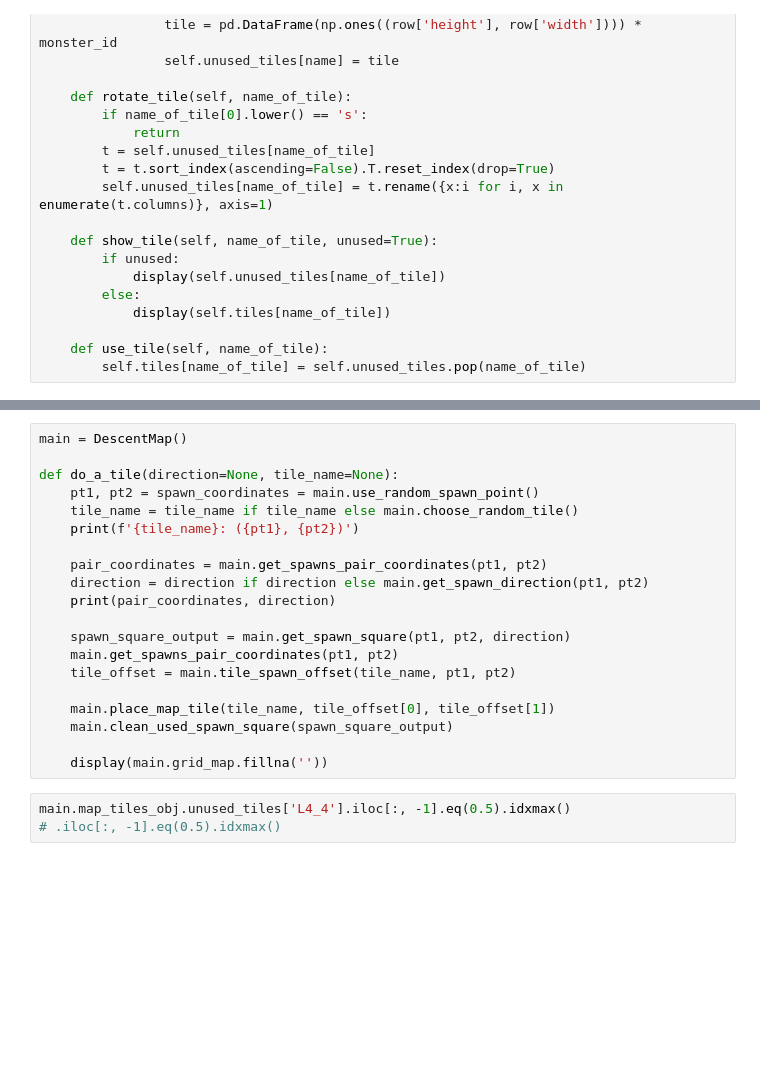
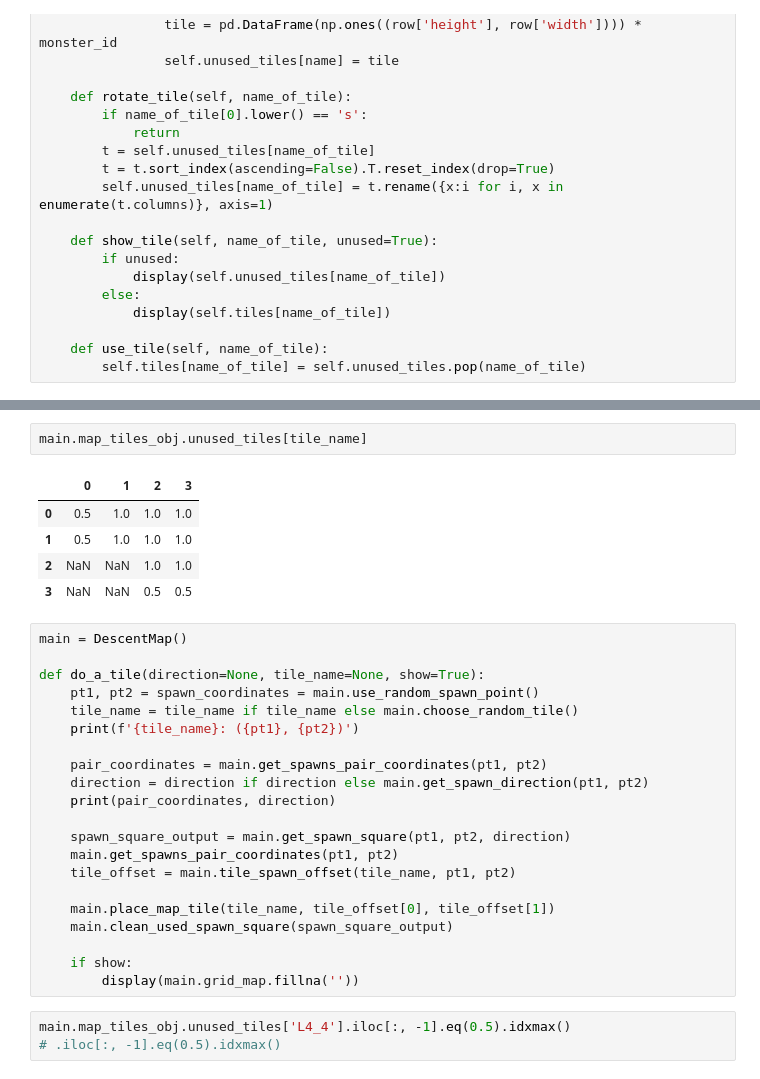
Before and after one commit to KevinCarr42/Descent_AI, a Jupyter notebook: DescentMapGenerator.ipynb, the cells around one changed output, grey strips where cells are left out. Saved outputs shown, nothing was run; the diff lists cells and outputs as text; blank space fills up the shorter version.

```diff
--- a/DescentMapGenerator.ipynb
+++ b/DescentMapGenerator.ipynb
@@ -556,7 +642,15 @@ class DescentMap:
+# %%
+main.map_tiles_obj.unused_tiles[tile_name]
+# %% [output]
+|  | 0 | 1 | 2 | 3 |
+| 0 | 0.5 | 1.0 | 1.0 | 1.0 |
+| 1 | 0.5 | 1.0 | 1.0 | 1.0 |
+| 2 | NaN | NaN | 1.0 | 1.0 |
+| 3 | NaN | NaN | 0.5 | 0.5 |
 # %%
 main = DescentMap()
 
-def do_a_tile(direction=None, tile_name=None):
+def do_a_tile(direction=None, tile_name=None, show=True):
     pt1, pt2 = spawn_coordinates = main.use_random_spawn_point()
     tile_name = tile_name if tile_name else main.choose_random_tile()
     print(f'{tile_name}: ({pt1}, {pt2})')
@@ -572,7 +666,8 @@ def do_a_tile(direction=None, tile_name=None):
     main.place_map_tile(tile_name, tile_offset[0], tile_offset[1])
     main.clean_used_spawn_square(spawn_square_output)
 
-    display(main.grid_map.fillna(''))
+    if show:
+        display(main.grid_map.fillna(''))
 # %%
 main.map_tiles_obj.unused_tiles['L4_4'].iloc[:, -1].eq(0.5).idxmax()
 # .iloc[:, -1].eq(0.5).idxmax()
```
Also changed, not shown: parts of 6 cells of this notebook.
